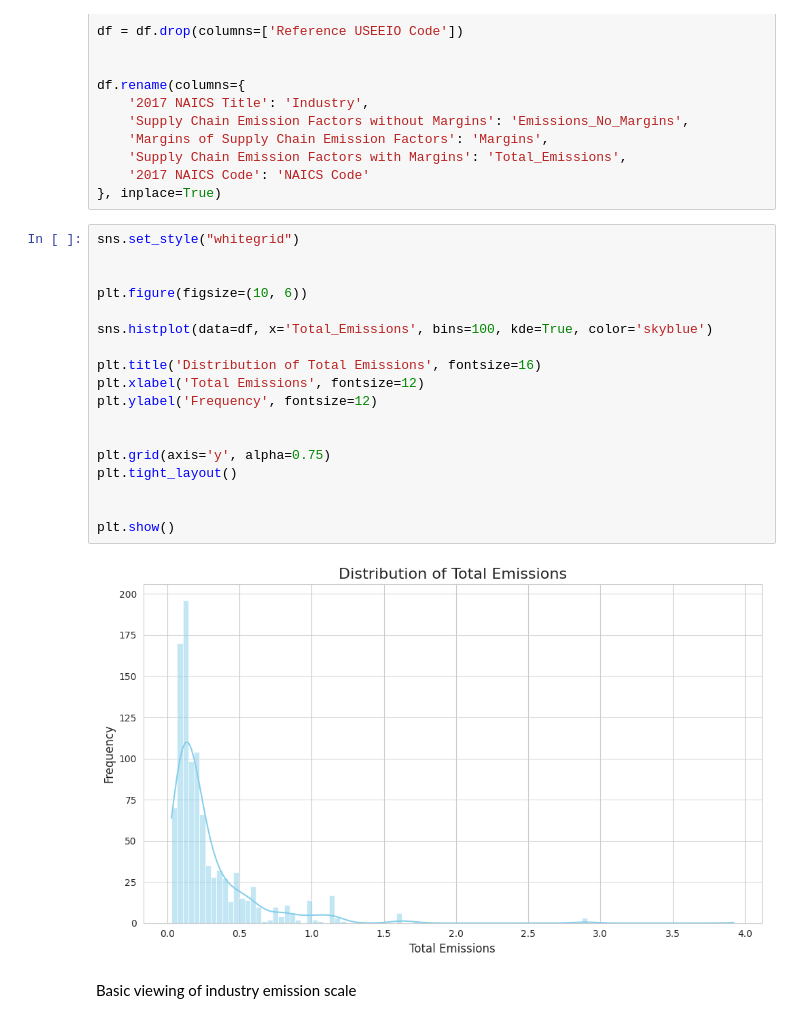
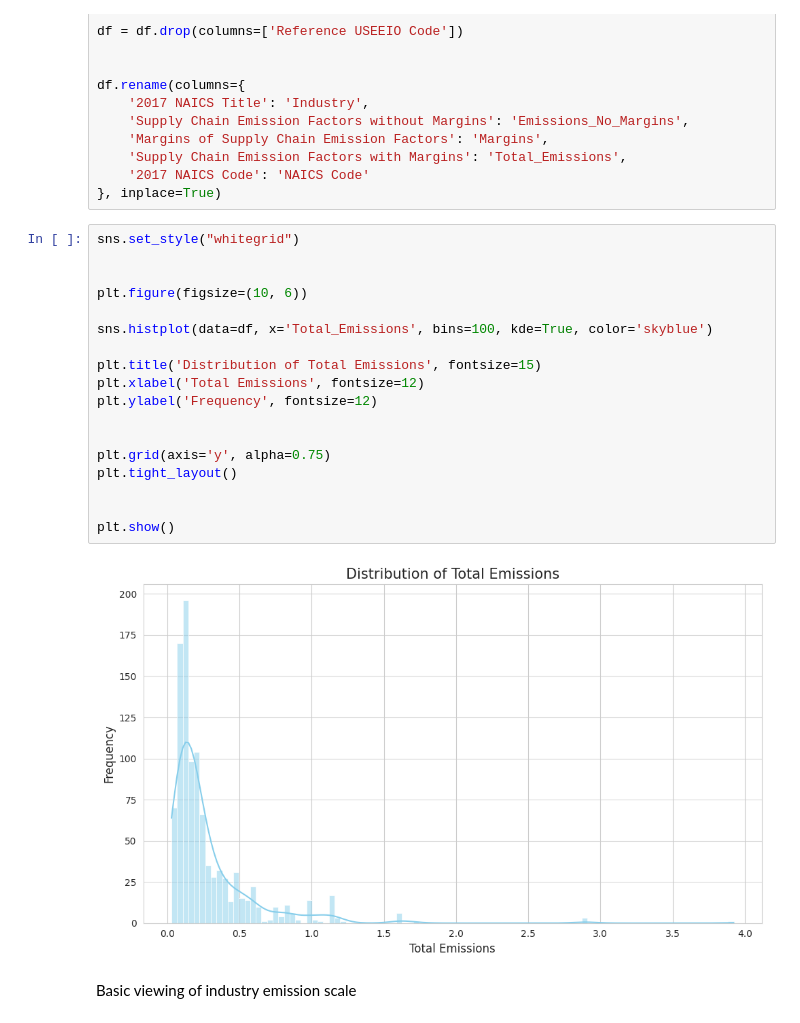
Before and after one commit to thesuper147/Carbon-Emissions_CS_DSRP, a Jupyter notebook: Carbon_Emissions_CS_DSRP.ipynb, the cells around one changed output. Cells and saved outputs as stored; diff of their text form.

```diff
--- a/Carbon_Emissions_CS_DSRP.ipynb
+++ b/Carbon_Emissions_CS_DSRP.ipynb
@@ -23,23 +23,23 @@ df.rename(columns={
 # %%
 sns.set_style("whitegrid")
 
 
 plt.figure(figsize=(10, 6))
 
 sns.histplot(data=df, x='Total_Emissions', bins=100, kde=True, color='skyblue')
 
-plt.title('Distribution of Total Emissions', fontsize=16)
+plt.title('Distribution of Total Emissions', fontsize=15)
 plt.xlabel('Total Emissions', fontsize=12)
 plt.ylabel('Frequency', fontsize=12)
 
 
 plt.grid(axis='y', alpha=0.75)
 plt.tight_layout()
 
 
 plt.show()
 # %% [output]
-[figure, old version]
+[figure, new version]
 # %% [markdown]
 Basic viewing of industry emission scale
 # %%
```
Also changed, not shown: parts of 2 cells of this notebook.
